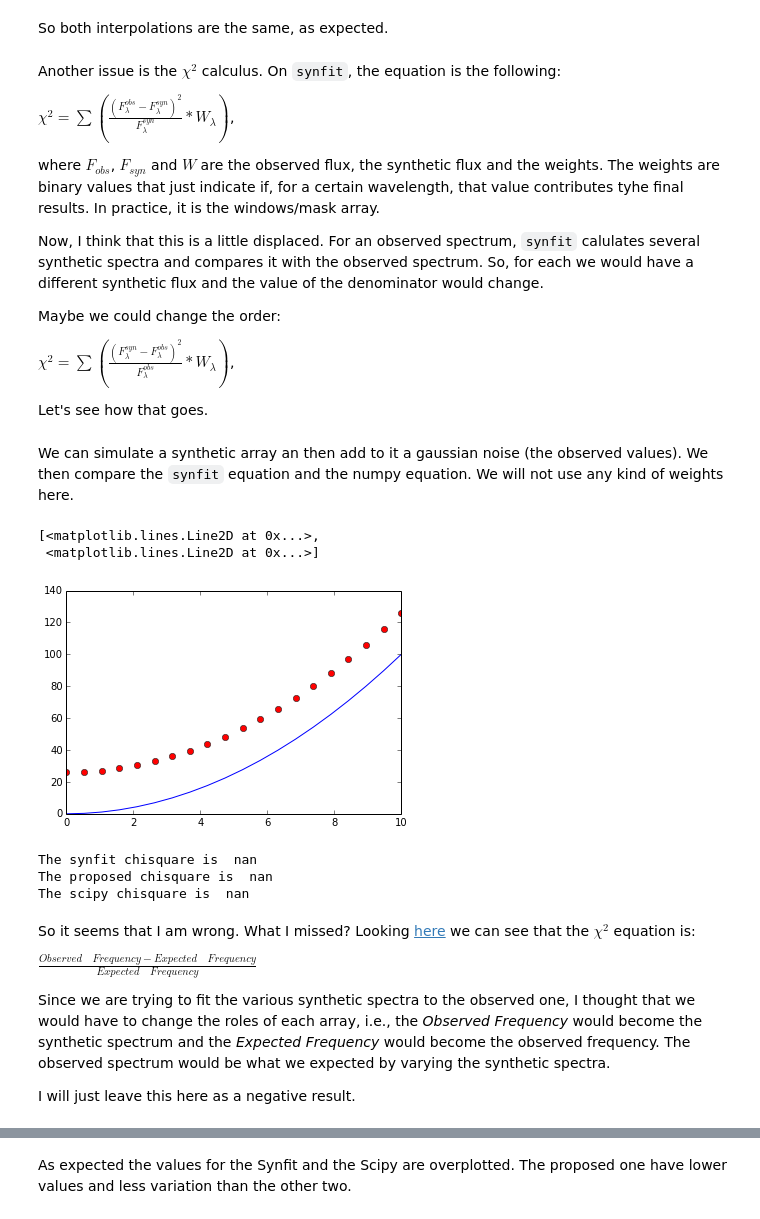
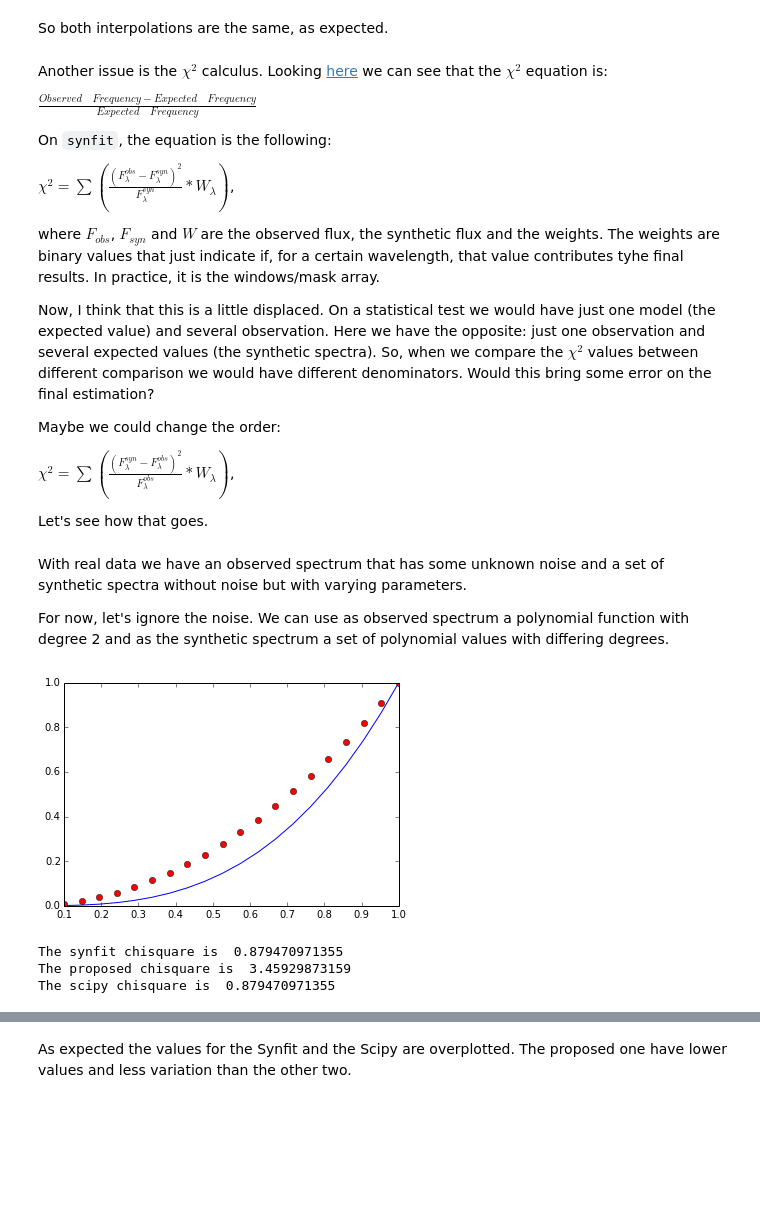
Before and after one commit to gabraganca/S4, a Jupyter notebook: notebooks/Synfit.ipynb, the cells around one changed output, grey strips where cells are left out. Drawn from its saved outputs; the diff is of its cells as text; code cells hidden in the pictures; blank space fills up the shorter version.

```diff
--- a/notebooks/Synfit.ipynb
+++ b/notebooks/Synfit.ipynb
@@ -225,38 +225,42 @@ True
 # %% [markdown]
 So both interpolations are the same, as expected.
 # %% [markdown]
-Another issue is the $\chi^2$ calculus. On `synfit`, the equation is the following:
+Another issue is the $\chi^2$ calculus.
+Looking [here](http://vassarstats.net/textbook/ch8pt1.html) we can see that the $\chi^2$ equation is:
+
+$\frac{Observed\quad Frequency-Expected\quad Frequency}{Expected\quad Frequency}$
+
+On `synfit`, the equation is the following:
 
 $\chi^2 = \sum (\frac{(F^{obs}_{\lambda} - F^{syn}_{\lambda})^2}{F^{syn}_{\lambda}} * W_{\lambda})$,
 
 where $F_{obs}$, $F_{syn}$ and $W$ are the observed flux, the synthetic flux and the weights. The weights are binary values that just indicate if, for a certain wavelength, that value contributes tyhe final results. In practice, it is the windows/mask array.
 
-Now, I think that this is a little displaced. For an observed spectrum, `synfit` calulates several synthetic spectra and compares it with the observed spectrum. So, for each we would have a different synthetic flux and the value of the denominator would change.
+Now, I think that this is a little displaced. On a statistical test we would have just one model (the expected value) and several observation. Here we have the opposite: just one observation and several expected values (the synthetic spectra). So, when we compare the $\chi^2$ values between different comparison we would have different denominators. Would this bring some error on the final estimation?
 
 Maybe we could change the order:
 
 $\chi^2 = \sum (\frac{(F^{syn}_{\lambda} - F^{obs}_{\lambda})^2}{F^{obs}_{\lambda}} * W_{\lambda})$,
 
-
 Let's see how that goes.
-# %% [markdown]
-We can simulate a synthetic array an then add to it a gaussian noise (the observed values). We then compare the `synfit` equation and the numpy equation. We will not use any kind of weights here.
+# %% [markdown]
+With real data we have an observed spectrum that has some unknown noise and a set of synthetic spectra without noise but with varying parameters.
+
+For now, let's ignore the noise. We can use as observed spectrum a polynomial function with degree 2 and as the synthetic spectrum a set of polynomial values with differing degrees.
 # %%
 import scipy.stats as st
 
-x_vector = np.linspace(0, 10, 20)
+x_vector = np.linspace(0.1, 1, 20)
 
-# synthetic values
-syn = x_vector**2
+# Observed spectrum
+obs = x_vector**2
 
-# 'observed' values
-obs = syn + np.random.poisson(len(syn))
+# Any synthetic spectrum
+syn = x_vector**3
 
-plt.plot(x_vector, syn, 'b-', x_vector, obs, 'ro')
+_ = plt.plot(x_vector, syn, 'b-', x_vector, obs, 'ro')
 # %% [output]
-[<matplotlib.lines.Line2D at 0x...>,
- <matplotlib.lines.Line2D at 0x...>]
-[figure, old version]
+[figure, new version]
 # %%
 #Synfit chisquare
 chisquare_synfit = lambda fobs, fexp: np.sum((fobs-fexp)**2/fexp)
@@ -268,14 +272,6 @@ print 'The synfit chisquare is ', chisquare_synfit(obs, syn)
 print 'The proposed chisquare is ', chisquare_proposed(obs, syn)
 print 'The scipy chisquare is ', st.chisquare(obs, syn)[0]
 # %% [output]
-The synfit chisquare is  nan
-The proposed chisquare is  nan
-The scipy chisquare is  nan
+The synfit chisquare is  0.879470971355
+The proposed chisquare is  3.45929873159
+The scipy chisquare is  0.879470971355
-# %% [markdown]
-So it seems that I am wrong. What I missed? Looking [here](http://vassarstats.net/textbook/ch8pt1.html) we can see that the $\chi^2$ equation is:
-
-$\frac{Observed\quad Frequency-Expected\quad Frequency}{Expected\quad Frequency}$
-
-Since we are trying to fit the various synthetic spectra to the observed one, I thought that we would have to change the roles of each array, i.e., the *Observed Frequency* would become the synthetic spectrum and the *Expected Frequency* would become the observed frequency. The observed spectrum would be what we expected by varying the synthetic spectra.
-
-I will just leave this here as a negative result.
```
Also changed, not shown: parts of 6 cells of this notebook.
